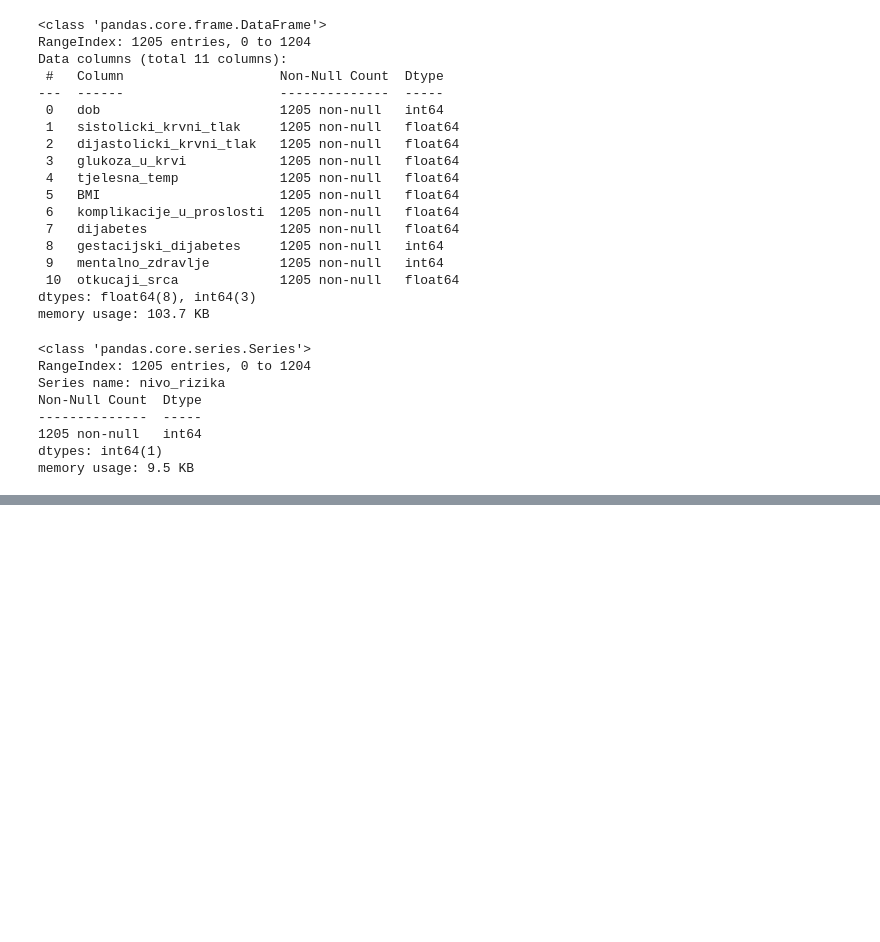
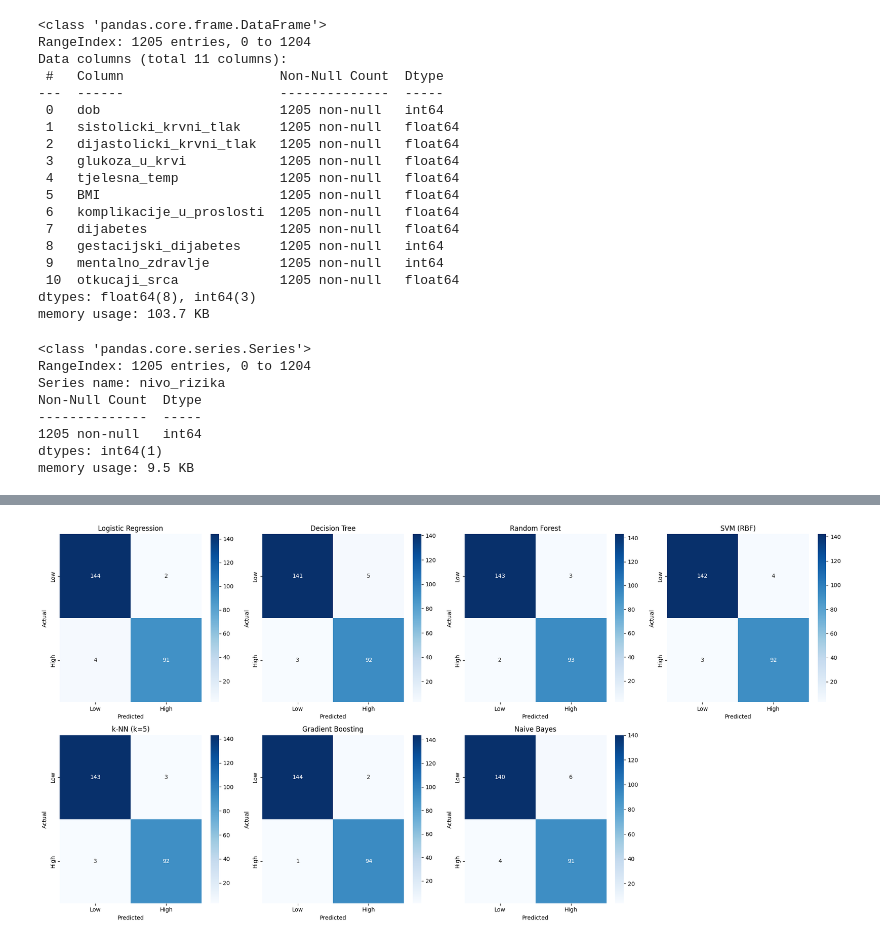
Before and after one commit to a-gcvc/Gestatix, a Jupyter notebook: notebooks/analysisSet1.ipynb, the cells around one changed output, grey strips where cells are left out. Drawn from its saved outputs; the diff is of its cells as text; code cells hidden in the pictures; blank space fills up the shorter version.

```diff
--- a/analysisSet1.ipynb
+++ b/notebooks/analysisSet1.ipynb
@@ -408,3 +431,5 @@ Non-Null Count  Dtype
 1205 non-null   int64
 dtypes: int64(1)
 memory usage: 9.5 KB
+# %%
+x_train, x_test, y_train, y_test = train_test_split(x, y, test_size = 0.2, random_state = 0, stratify=y)
@@ -410,0 +451,5 @@ memory usage: 9.5 KB
+# %%
+scaler = StandardScaler()
+
+x_train = scaler.fit_transform(x_train)
+x_test = scaler.transform(x_test)
@@ -410,0 +542,13 @@ memory usage: 9.5 KB
+# %%
+def cross_validate_classifier(model, x, y, cv=5):
+    scoring = ['accuracy', 'precision', 'recall', 'f1', 'roc_auc']
+    scores = cross_validate(model, x, y, cv=cv, scoring=scoring)
+    results = {f"test_{metric}": scores[f"test_{metric}"].mean() for metric in scoring}
+    return results
+
+print("\n--- CROSS-VALIDATION (5-fold) ---")
+for name, clf in classifiers.items():
+    print(f"\n{name}:")
+    cv_res = cross_validate_classifier(clf, x, y, cv=5)
+    for k, v in cv_res.items():
+        print(f"  {k}: {v:.4f}")
@@ -410,0 +596,73 @@ memory usage: 9.5 KB
+# %%
+models = {
+    "Logistic Regression": LogisticRegression(max_iter=1000),
+    "Decision Tree": DecisionTreeClassifier(random_state=42),
+    "Random Forest": RandomForestClassifier(n_estimators=100, random_state=42),
+    "SVM (RBF)": SVC(probability=True, random_state=42),
+    "k-NN (k=5)": KNeighborsClassifier(n_neighbors=5),
+    "Gradient Boosting": GradientBoostingClassifier(n_estimators=100, random_state=42),
+    "Naive Bayes": GaussianNB()
+}
+
+# Podjela podataka (već morate imati X_train, y_train, X_test, y_test)
+# Ako niste još podijelili, ispod je primjer:
+# X_train, X_test, y_train, y_test = train_test_split(X, y, test_size=0.2, random_state=42, stratify=y)
+
+# Za SVM i k-NN preporučamo skaliranje (inače mogu loše raditi)
+from sklearn.preprocessing import StandardScaler
+scaler = StandardScaler()
+X_train_scaled = scaler.fit_transform(x_train)
+X_test_scaled = scaler.transform(x_test)
+
+# Prilagodba: za svaki model koristimo odgovarajuće podatke (skalirane za SVM i k-NN)
+# Za ostale algoritme koristimo originalne (neskalirane) podatke – ali možete koristiti skalirane za sve, nije greška.
+
+# Rječnik koji definira koje podatke koristiti za koji model
+data_for_model = {
+    "Logistic Regression": (x_train, x_test),
+    "Decision Tree": (x_train, x_test),
+    "Random Forest": (x_train, x_test),
+    "SVM (RBF)": (X_train_scaled, X_test_scaled),
+    "k-NN (k=5)": (X_train_scaled, X_test_scaled),
+    "Gradient Boosting": (x_train, x_test),
+    "Naive Bayes": (x_train, x_test)
+}
+
+# Crtanje svih confusion matrica u jednom figure-u (subplot)
+fig, axes = plt.subplots(2, 4, figsize=(20, 10))  # 2 reda, 4 kolone
+axes = axes.flatten()
+
+for idx, (name, model) in enumerate(models.items()):
+    X_tr, X_te = data_for_model[name]
+    model.fit(X_tr, y_train)
+    y_pred = model.predict(X_te)
+
+    cm = confusion_matrix(y_test, y_pred)
+
+    sns.heatmap(cm, annot=True, fmt='d', cmap='Blues', ax=axes[idx],
+                xticklabels=['Low', 'High'], yticklabels=['Low', 'High'])
+    axes[idx].set_title(name)
+    axes[idx].set_xlabel('Predicted')
+    axes[idx].set_ylabel('Actual')
+
+# Sakrij neiskorišteni subplot (ako ih ima više od modela)
+for j in range(len(models), len(axes)):
+    axes[j].axis('off')
+
+plt.tight_layout()
+plt.show()
+
+# Alternativno: ispis numeričkih vrijednosti za svaku matricu (TP, TN, FP, FN)
+print("\n--- Numeričke vrijednosti konfuzijskih matrica ---")
+for name, model in models.items():
+    X_tr, X_te = data_for_model[name]
+    model.fit(X_tr, y_train)
+    y_pred = model.predict(X_te)
+    tn, fp, fn, tp = confusion_matrix(y_test, y_pred).ravel()
+    print(f"\n{name}:")
+    print(f"  True Negatives (Low correctly predicted): {tn}")
+    print(f"  False Positives (Low predicted as High): {fp}")
+    print(f"  False Negatives (High predicted as Low): {fn}")
+    print(f"  True Positives (High correctly predicted): {tp}")
+# %% [output]
+[figure, added]
```
Also changed, not shown: parts of 37 cells of this notebook, 2 other files.
